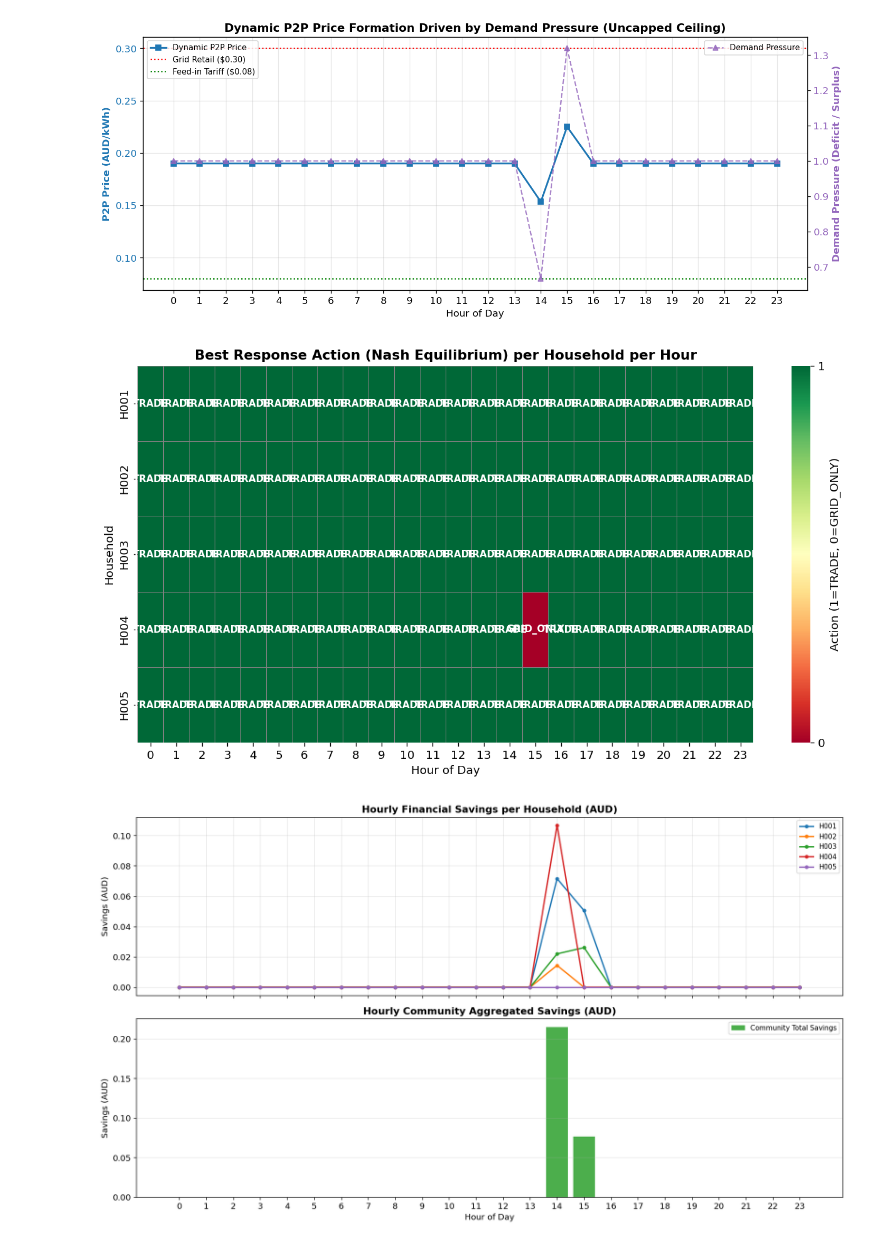
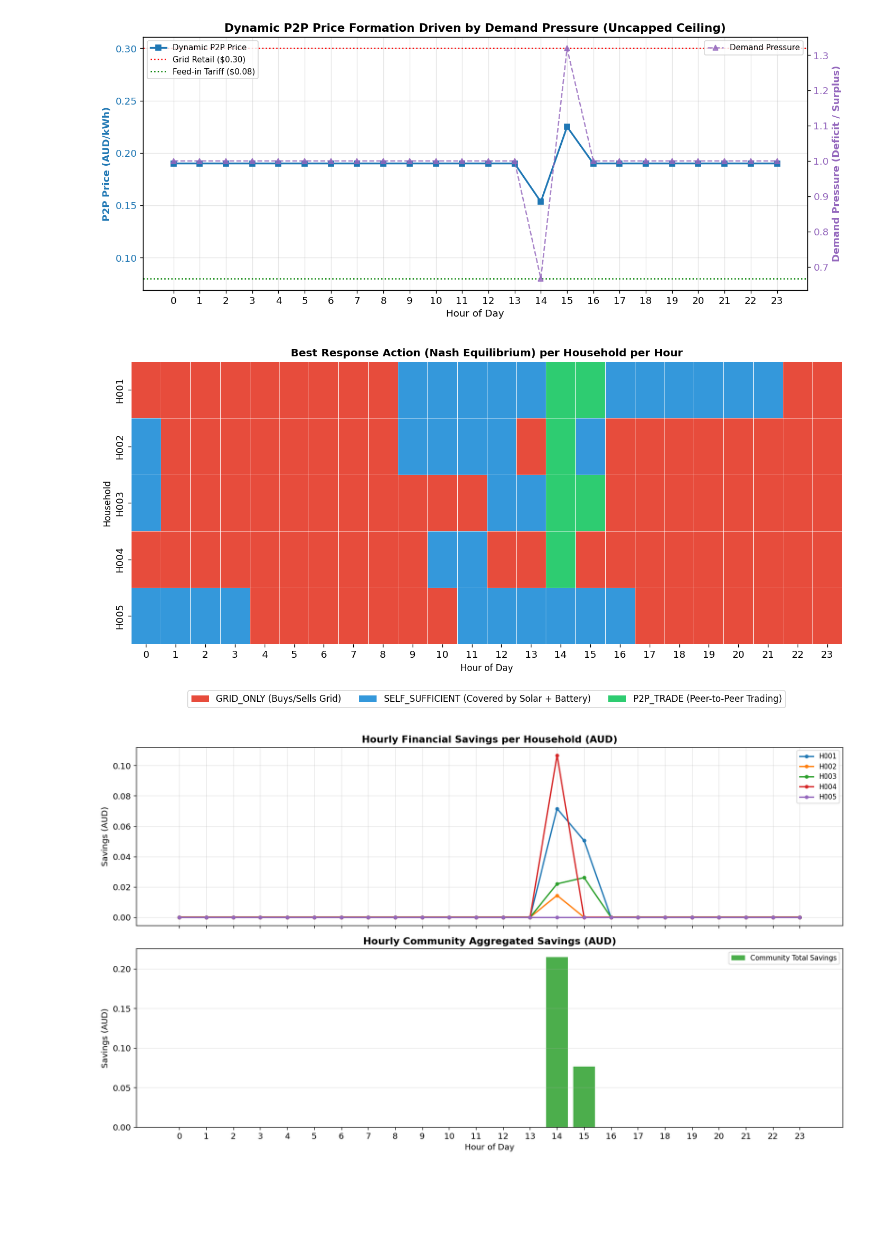
Before and after one commit to adityamedpalliwar/Stochastic-Game-Theoretic-Optimization-under-uncertain-energy-conditions, a Jupyter notebook: notebooks/05_five_house_game.ipynb, the cells around one changed output. Cells and saved outputs as stored; diff of their text form; code cells hidden in the pictures; blank space fills up the shorter version.

```diff
--- a/notebooks/05_five_house_game.ipynb
+++ b/notebooks/05_five_house_game.ipynb
@@ -613,28 +613,48 @@ plt.show()
 [figure]
 # %%
 # ── PLOT 5: Best Response Heatmap ──────────────────────────────────────────
-br_num = df_br_pivot.replace({'TRADE': 1, 'GRID_ONLY': 0})
+from matplotlib.colors import ListedColormap
+import matplotlib.patches as mpatches
 
-plt.figure(figsize=(11, 6))
-sns.heatmap(
+# Map 3 operational actions to discrete values:
+# 0 = GRID_ONLY, 1 = SELF_SUFFICIENT, 2 = P2P_TRADE
+action_map = {'GRID_ONLY': 0, 'SELF_SUFFICIENT': 1, 'P2P_TRADE': 2, 'TRADE': 2}
+br_num = df_br_pivot.replace(action_map).fillna(0)
+
+# Colors:
+# GRID_ONLY: Salmon / Coral (#e74c3c)
+# SELF_SUFFICIENT: Sky Blue (#3498db)
+# P2P_TRADE: Emerald Green (#2ecc71)
+cmap = ListedColormap(['#e74c3c', '#3498db', '#2ecc71'])
+
+plt.figure(figsize=(12, 6))
+ax = sns.heatmap(
     br_num.T.astype(float),
-    cmap='RdYlGn',
-    vmin=0, vmax=1,
+    cmap=cmap,
+    vmin=-0.5, vmax=2.5,
     linewidths=0.5,
-    linecolor='grey',
-    cbar_kws={'label': 'Action (1=TRADE, 0=GRID_ONLY)', 'ticks': [0, 1]},
-    annot=df_br_pivot.T.values,
+    linecolor='white',
+    cbar=False,
     fmt='',
-    annot_kws={'size': 9, 'weight': 'bold'},
+    annot_kws={'size': 7.5, 'weight': 'bold', 'color': 'white'},
 )
-plt.title('Best Response Action (Nash Equilibrium) per Household per Hour', fontweight='bold')
-plt.xlabel('Hour of Day')
-plt.ylabel('Household')
+
+# Custom legend for the 3 distinct actions
+legend_elements = [
+    mpatches.Patch(facecolor='#e74c3c', edgecolor='none', label='GRID_ONLY (Buys/Sells Grid)'),
+    mpatches.Patch(facecolor='#3498db', edgecolor='none', label='SELF_SUFFICIENT (Covered by Solar + Battery)'),
+    mpatches.Patch(facecolor='#2ecc71', edgecolor='none', label='P2P_TRADE (Peer-to-Peer Trading)'),
+]
+plt.legend(handles=legend_elements, loc='upper center', bbox_to_anchor=(0.5, -0.15), ncol=3, frameon=True, fontsize=10)
+
+plt.title('Best Response Action (Nash Equilibrium) per Household per Hour', fontweight='bold', fontsize=12)
+plt.xlabel('Hour of Day', fontsize=10)
+plt.ylabel('Household', fontsize=10)
 plt.tight_layout()
-plt.savefig(os.path.join(fig_dir, '05_best_response_heatmap_battery.png'), bbox_inches='tight')
+plt.savefig(os.path.join(fig_dir, '05_best_response_heatmap_battery.png'), bbox_inches='tight', dpi=300)
 plt.show()
 # %% [output]
-[figure, old version]
+[figure, new version]
 # %%
 # ── PLOT 6: Hourly Savings per Household & Community Total ─────────────────
 df_savings = df_ops.pivot(index='Hour', columns='Player', values='Saving_AUD')
```
Also changed, not shown: parts of 1 cell of this notebook, 18 other files.
